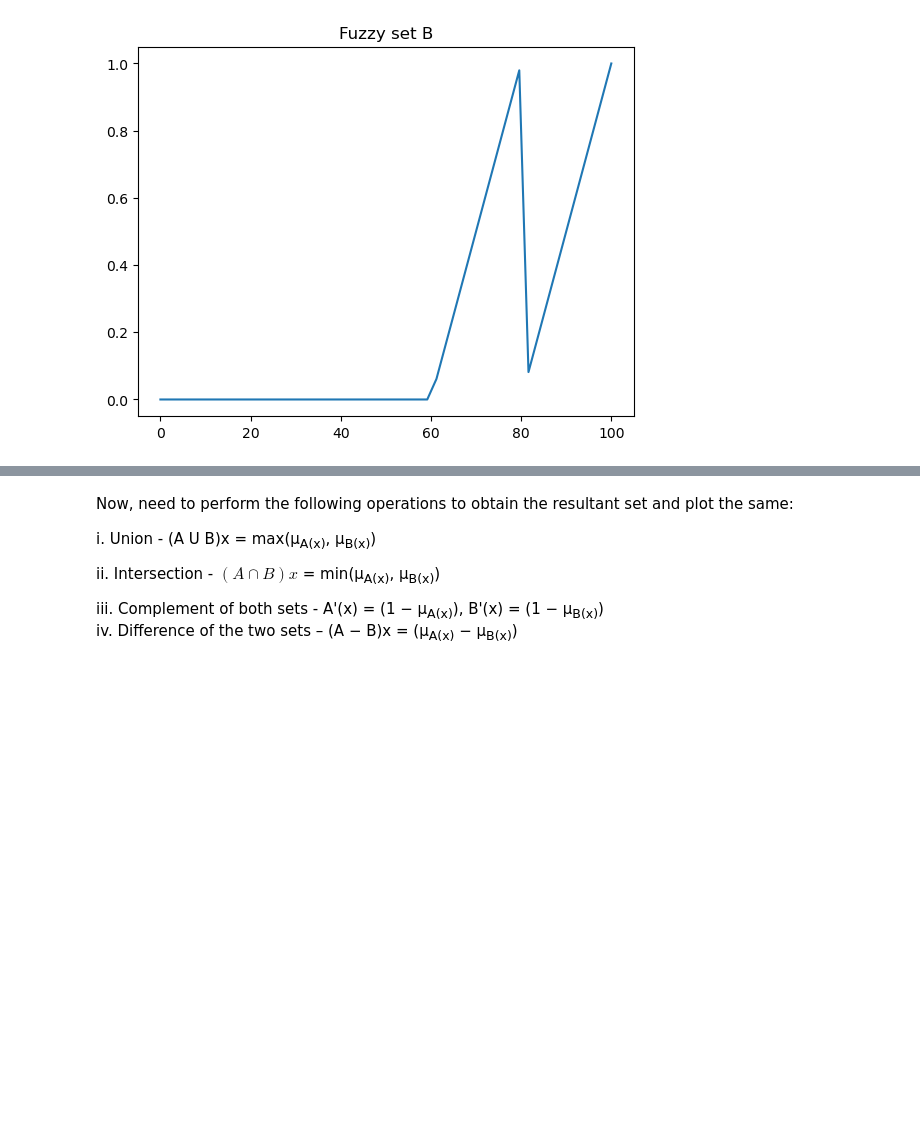
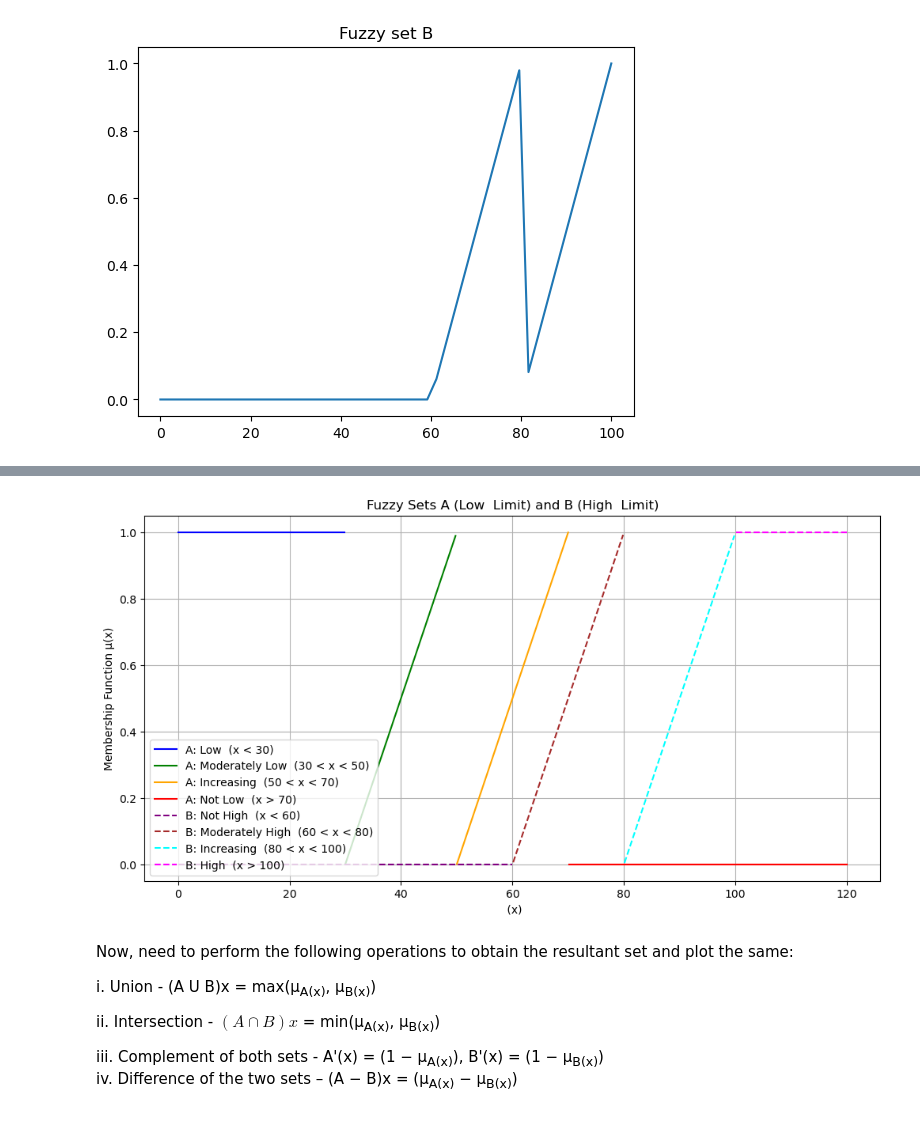
Before and after one commit to Uttam-Mahata/Soft_Computing, a Jupyter notebook: Assignment2/Fuzzy_logic.ipynb, the cells around one changed output, grey strips where cells are left out. Saved outputs shown, nothing was run; the diff lists cells and outputs as text; code cells hidden in the pictures; blank space fills up the shorter version.

```diff
--- a/Assignment2/Fuzzy_logic.ipynb
+++ b/Assignment2/Fuzzy_logic.ipynb
@@ -160,3 +160,58 @@ plt.show()
+# %%
+import numpy as np
+import matplotlib.pyplot as plt
+
+# Define the membership function for fuzzy set A (Low  limit)
+def mu_A(x):
+    if x < 30:
+        return 1
+    elif 30 < x < 50:
+        return (x - 30) / (50 - 30)
+    elif 50 < x < 70:
+        return (x - 50) / (70 - 50)
+    else:
+        return 0
+
+# Define the membership function for fuzzy set B (High  limit)
+def mu_B(x):
+    if x < 60:
+        return 0
+    elif 60 < x < 80:
+        return (x - 60) / (80 - 60)
+    elif 80 < x < 100:
+        return (x - 80) / (100 - 80)
+    else:
+        return 1
+
+# Generate x values
+x = np.linspace(0, 120, 500)
+y_A = [mu_A(i) for i in x]
+y_B = [mu_B(i) for i in x]
+
+# Plot each region with different colors for both fuzzy sets
+plt.figure(figsize=(12, 6))
+
+# Plot fuzzy set A (Low  limit)
+plt.plot(x[x < 30], y_A[:len(x[x < 30])], color='blue', label='A: Low  (x < 30)')
+plt.plot(x[(x >= 30) & (x <= 50)], y_A[len(x[x < 30]):len(x[x <= 50])], color='green', label='A: Moderately Low  (30 < x < 50)')
+plt.plot(x[(x > 50) & (x <= 70)], y_A[len(x[x <= 50]):len(x[x <= 70])], color='orange', label='A: Increasing  (50 < x < 70)')
+plt.plot(x[x > 70], y_A[len(x[x <= 70]):], color='red', label='A: Not Low  (x > 70)')
+
+# Plot fuzzy set B (High  limit)
+plt.plot(x[x < 60], y_B[:len(x[x < 60])], color='purple', linestyle='dashed', label='B: Not High  (x < 60)')
+plt.plot(x[(x >= 60) & (x <= 80)], y_B[len(x[x < 60]):len(x[x <= 80])], color='brown', linestyle='dashed', label='B: Moderately High  (60 < x < 80)')
+plt.plot(x[(x > 80) & (x <= 100)], y_B[len(x[x <= 80]):len(x[x <= 100])], color='cyan', linestyle='dashed', label='B: Increasing  (80 < x < 100)')
+plt.plot(x[x > 100], y_B[len(x[x <= 100]):], color='magenta', linestyle='dashed', label='B: High  (x > 100)')
+
+# Plot settings
+plt.title('Fuzzy Sets A (Low  Limit) and B (High  Limit)')
+plt.xlabel(' (x)')
+plt.ylabel('Membership Function μ(x)')
+plt.legend(loc='lower left')
+plt.grid(True)
+plt.show()
+# %% [output]
+[figure, added]
 # %% [markdown]
 <p>Now, need to perform the following operations to obtain the resultant set and plot the same:<p>
 i. Union - (A U B)x = max(μ<sub>A(x)</sub>, μ<sub>B(x)</sub>)
```
Also changed, not shown: parts of 12 cells of this notebook.
